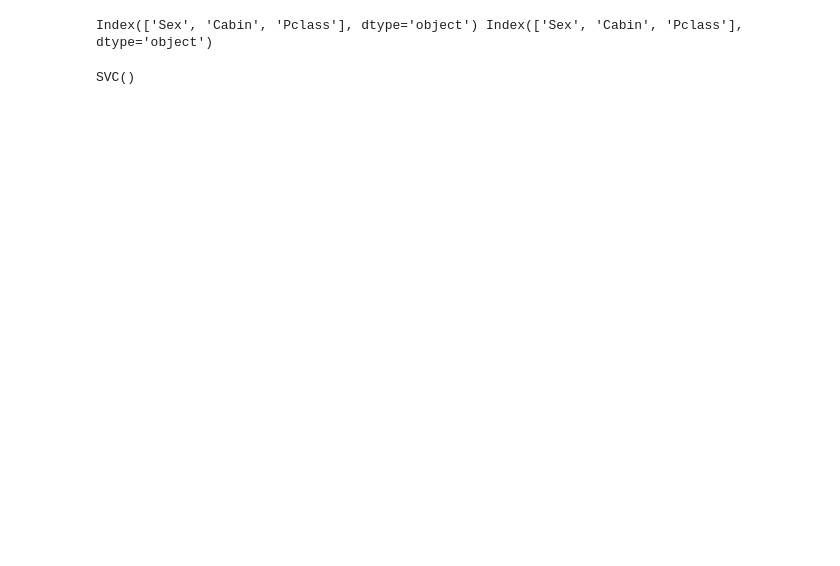
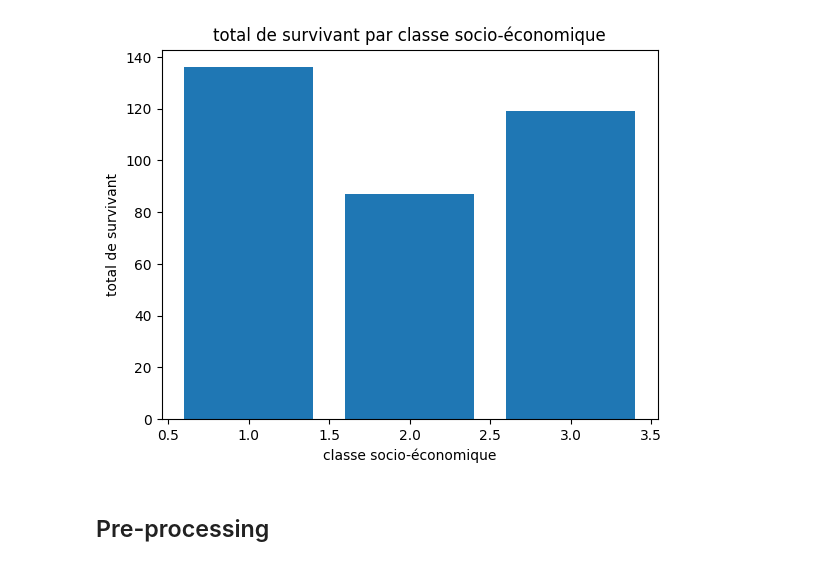
Before and after one commit to Arou03/Titanic-survival-prediction, a Jupyter notebook: titanic.ipynb, the cells around one changed output. Drawn from its saved outputs; the diff is of its cells as text; code cells hidden in the pictures; blank space fills up the shorter version.

Commit message:
cross-validation et début d etude des données

```diff
--- a/titanic.ipynb
+++ b/titanic.ipynb
@@ -11,0 +15,3 @@ model = svm.SVC()
+# %%
+train = pd.read_csv("train.csv")
+train
@@ -11,0 +32,11 @@ model = svm.SVC()
+# %%
+somme_survived_per_class = train.groupby(['Pclass'], as_index=False)['Survived'].agg({"sum"})
+plt.bar(somme_survived_per_class['Pclass'], somme_survived_per_class['sum'])
+plt.title('total de survivant par classe socio-économique')
+plt.xlabel('classe socio-économique')
+plt.ylabel('total de survivant')
+plt.show()
+# %% [output]
+[figure, added]
+# %% [markdown]
+## Pre-processing
@@ -58,7 +105,7 @@ Y = train['Survived']
 train = train.drop('Survived', axis=1)
 
 #Entrainement du modèle de One Hot Encoder
-onehot = prep.OneHotEncoder(sparse_output=False, handle_unknown='ignore')
+onehot = sklearn.preprocessing.OneHotEncoder(sparse_output=False, handle_unknown='ignore')
 Xnum = train.select_dtypes(exclude='object').drop('Pclass', axis=1)
 Xcat = train.select_dtypes(include='object')\
             .join(train['Pclass'])\
@@ -68,8 +115,6 @@ onehot.fit(Xcat)
 #Nettoyage des données
 X = clean(train, onehot)
 
-#Entrainement du modèle
-model.fit(X, Y)
+#splitting into training set and validation set
+X_train, X_test, Y_train, Y_test = train_test_split(
+    X, Y, test_size=0.4, random_state=0)
-# %% [output]
-Index(['Sex', 'Cabin', 'Pclass'], dtype='object') Index(['Sex', 'Cabin', 'Pclass'], dtype='object')
-SVC()
```
Also changed, not shown: parts of 16 cells of this notebook.
